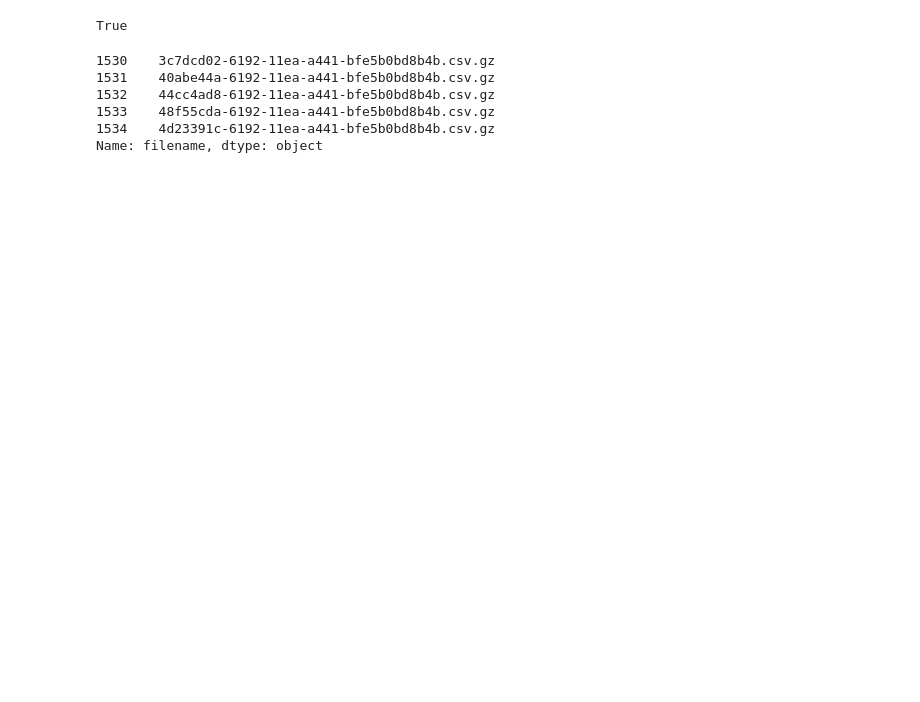
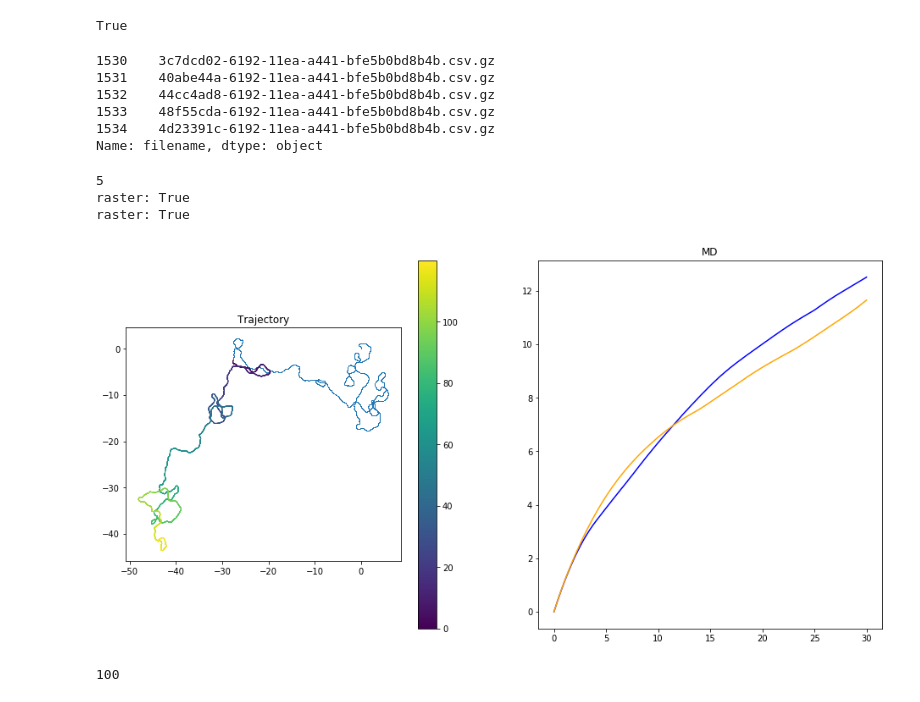
Before and after one commit to kukasyachka/path-integration, a Jupyter notebook: generated_trajs.ipynb, the cells around one changed output. Saved outputs shown, nothing was run; the diff lists cells and outputs as text; code cells hidden in the pictures; blank space fills up the shorter version.

Commit message:
+ control experiment with no reward

```diff
--- a/generated_trajs.ipynb
+++ b/generated_trajs.ipynb
@@ -19,7 +19,8 @@ The autoreload extension is already loaded. To reload it, use:
 # %%
 metafile = os.path.join(data_folder, 'generated_meta.tsv')
 # %%
-meta = pd.read_csv(metafile, sep='\t')
+def read_meta():
+    return pd.read_csv(metafile, sep='\t')
 # %%
 meta.head()
 # %% [output]
@@ -522,3 +523,28 @@ meta[meta.T_inbound == 30000].filename.head()
 1533    48f55cda-6192-11ea-a441-bfe5b0bd8b4b.csv.gz
 1534    4d23391c-6192-11ea-a441-bfe5b0bd8b4b.csv.gz
 Name: filename, dtype: object
+# %%
+f, axs = plt.subplots(1,2,figsize=(16,8))
+files_control = get_files_with_param('generator_mode', 'Control')
+print(len(files_control))
+for fname in files_control[:1]:
+    df = pd.read_csv(fname)
+    df['sec'] = df.step / 100
+    df['x_cm'] = df.x*k
+    df['y_cm'] = df.y*k
+    df_pre = df[df.sec <= 120]
+    df_post = df[(df.sec >= 120) & (df.sec < 240)]
+    msd_pre = compute_msd(df_pre, tcol='sec', xcol='x_cm', ycol='y_cm')
+    msd_post = compute_msd(df_post, tcol='sec', xcol='x_cm', ycol='y_cm')
+    axs[1].plot(msd_pre['dt'], msd_pre['md'], color='b')
+    axs[1].plot(msd_post['dt'], msd_post['md'], color='orange')
+    plot_trajectory(df_pre.x* k, df_pre.y* k, axs[0], colorful=False)
+    clrs = plot_trajectory(df_post.x* k, df_post.y* k, axs[0], colors = df_post.sec-120)
+    plt.colorbar(clrs, ax=axs[0])
+    axs[0].set_title('Trajectory')
+    axs[1].set_title('MD')
+# %% [output]
+5
+raster: True
+raster: True
+[figure, added]
@@ -524,0 +555,4 @@ Name: filename, dtype: object
+# %%
+len(ctrl_files)
+# %% [output]
+100
```
Also changed, not shown: parts of 3 cells of this notebook, 3 other files.
